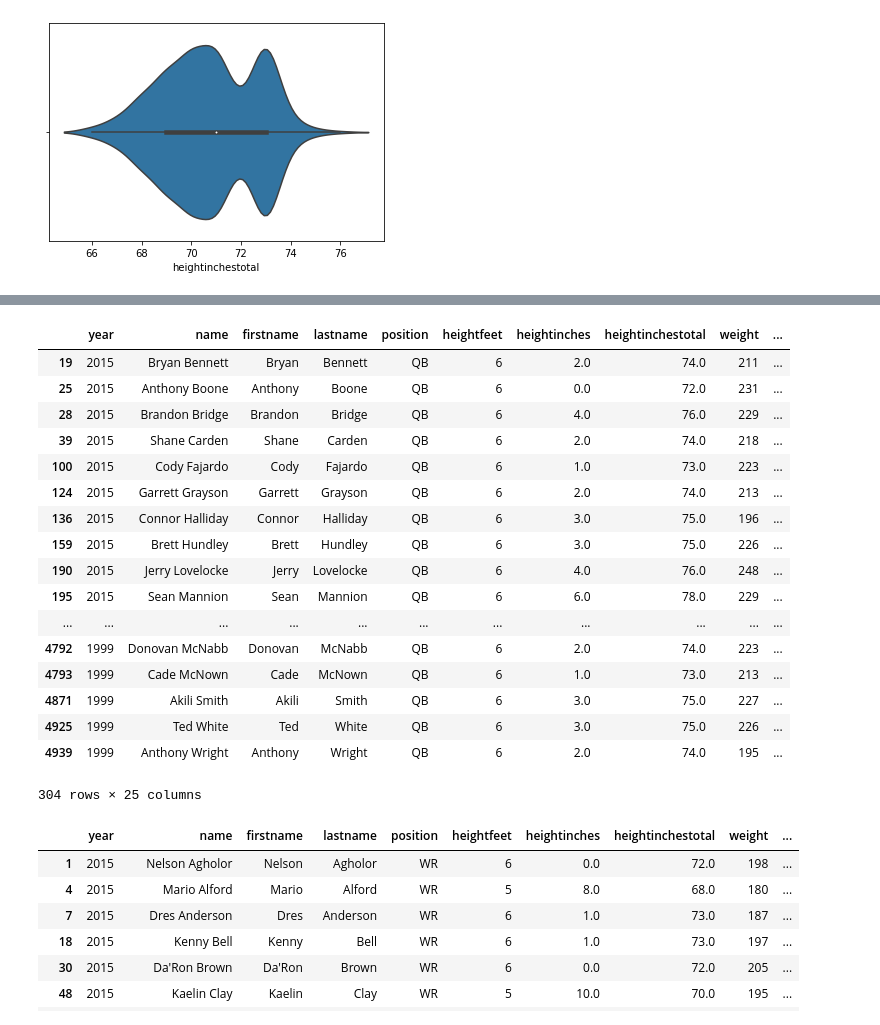
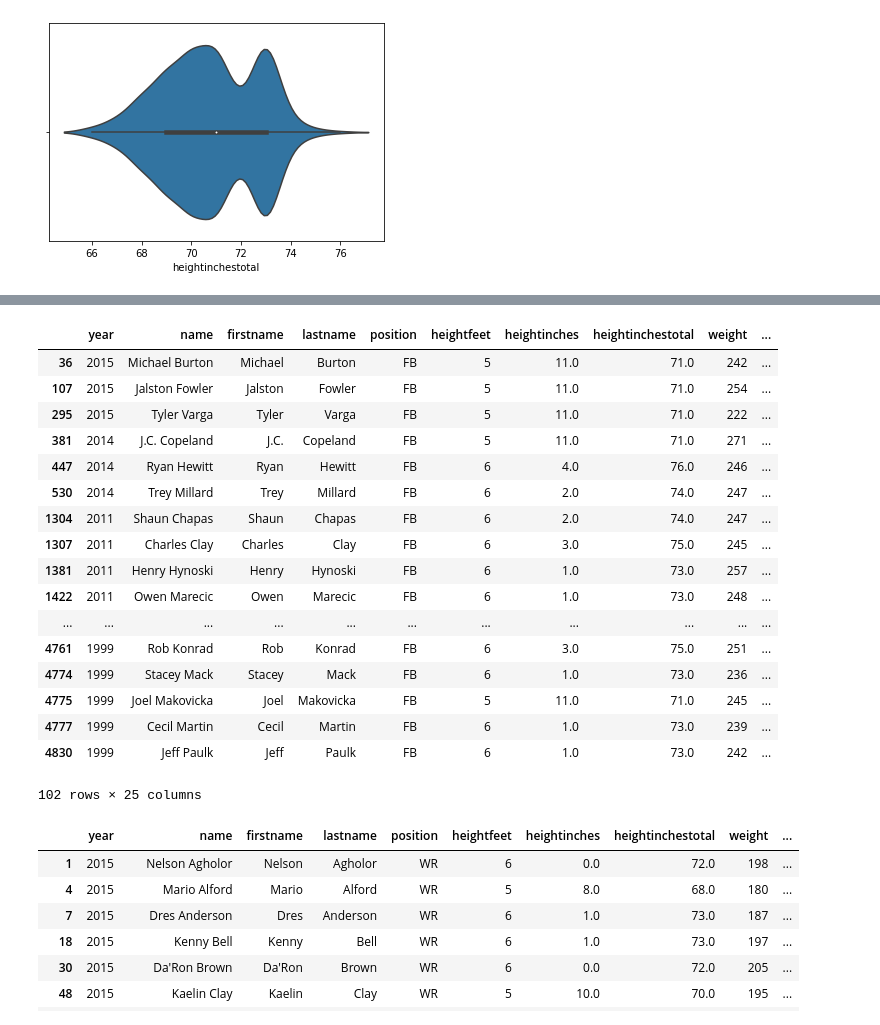
Before and after one commit to Pranav-Sukumar/NFL_Combine_Analysis, a Jupyter notebook: Pranav_Initial_Analysis/nfl_proj.ipynb, the cells around one changed output, grey strips where cells are left out. Drawn from its saved outputs; the diff is of its cells as text; code cells hidden in the pictures.

```diff
--- a/Pranav_Initial_Analysis/nfl_proj.ipynb
+++ b/Pranav_Initial_Analysis/nfl_proj.ipynb
@@ -128,25 +217,25 @@ sns.violinplot(x=qb_data["vertical"])
 # %%
-qb_data = raw_data.loc[raw_data['position'] == 'QB']
-qb_data
+fb_data = raw_data.loc[raw_data['position'] == 'FB']
+fb_data
 # %% [output]
 |  | year | name | firstname | lastname | position | heightfeet | heightinches | heightinchestotal | weight | ... |
-| 19 | 2015 | Bryan Bennett | Bryan | Bennett | QB | 6 | 2.0 | 74.0 | 211 | ... |
-| 25 | 2015 | Anthony Boone | Anthony | Boone | QB | 6 | 0.0 | 72.0 | 231 | ... |
-| 28 | 2015 | Brandon Bridge | Brandon | Bridge | QB | 6 | 4.0 | 76.0 | 229 | ... |
-| 39 | 2015 | Shane Carden | Shane | Carden | QB | 6 | 2.0 | 74.0 | 218 | ... |
-| 100 | 2015 | Cody Fajardo | Cody | Fajardo | QB | 6 | 1.0 | 73.0 | 223 | ... |
-| 124 | 2015 | Garrett Grayson | Garrett | Grayson | QB | 6 | 2.0 | 74.0 | 213 | ... |
-| 136 | 2015 | Connor Halliday | Connor | Halliday | QB | 6 | 3.0 | 75.0 | 196 | ... |
-| 159 | 2015 | Brett Hundley | Brett | Hundley | QB | 6 | 3.0 | 75.0 | 226 | ... |
-| 190 | 2015 | Jerry Lovelocke | Jerry | Lovelocke | QB | 6 | 4.0 | 76.0 | 248 | ... |
-| 195 | 2015 | Sean Mannion | Sean | Mannion | QB | 6 | 6.0 | 78.0 | 229 | ... |
+| 36 | 2015 | Michael Burton | Michael | Burton | FB | 5 | 11.0 | 71.0 | 242 | ... |
+| 107 | 2015 | Jalston Fowler | Jalston | Fowler | FB | 5 | 11.0 | 71.0 | 254 | ... |
+| 295 | 2015 | Tyler Varga | Tyler | Varga | FB | 5 | 11.0 | 71.0 | 222 | ... |
+| 381 | 2014 | J.C. Copeland | J.C. | Copeland | FB | 5 | 11.0 | 71.0 | 271 | ... |
+| 447 | 2014 | Ryan Hewitt | Ryan | Hewitt | FB | 6 | 4.0 | 76.0 | 246 | ... |
+| 530 | 2014 | Trey Millard | Trey | Millard | FB | 6 | 2.0 | 74.0 | 247 | ... |
+| 1304 | 2011 | Shaun Chapas | Shaun | Chapas | FB | 6 | 2.0 | 74.0 | 247 | ... |
+| 1307 | 2011 | Charles Clay | Charles | Clay | FB | 6 | 3.0 | 75.0 | 245 | ... |
+| 1381 | 2011 | Henry Hynoski | Henry | Hynoski | FB | 6 | 1.0 | 73.0 | 257 | ... |
+| 1422 | 2011 | Owen Marecic | Owen | Marecic | FB | 6 | 1.0 | 73.0 | 248 | ... |
 | ... | ... | ... | ... | ... | ... | ... | ... | ... | ... | ... |
-| 4792 | 1999 | Donovan McNabb | Donovan | McNabb | QB | 6 | 2.0 | 74.0 | 223 | ... |
-| 4793 | 1999 | Cade McNown | Cade | McNown | QB | 6 | 1.0 | 73.0 | 213 | ... |
-| 4871 | 1999 | Akili Smith | Akili | Smith | QB | 6 | 3.0 | 75.0 | 227 | ... |
-| 4925 | 1999 | Ted White | Ted | White | QB | 6 | 3.0 | 75.0 | 226 | ... |
-| 4939 | 1999 | Anthony Wright | Anthony | Wright | QB | 6 | 2.0 | 74.0 | 195 | ... |
+| 4761 | 1999 | Rob Konrad | Rob | Konrad | FB | 6 | 3.0 | 75.0 | 251 | ... |
+| 4774 | 1999 | Stacey Mack | Stacey | Mack | FB | 6 | 1.0 | 73.0 | 236 | ... |
+| 4775 | 1999 | Joel Makovicka | Joel | Makovicka | FB | 5 | 11.0 | 71.0 | 245 | ... |
+| 4777 | 1999 | Cecil Martin | Cecil | Martin | FB | 6 | 1.0 | 73.0 | 239 | ... |
+| 4830 | 1999 | Jeff Paulk | Jeff | Paulk | FB | 6 | 1.0 | 73.0 | 242 | ... |
-304 rows × 25 columns
+102 rows × 25 columns
 # %%
 wr_data = raw_data.loc[raw_data['position'] == 'WR']
 wr_data
```
Also changed, not shown: parts of 20 cells of this notebook.
